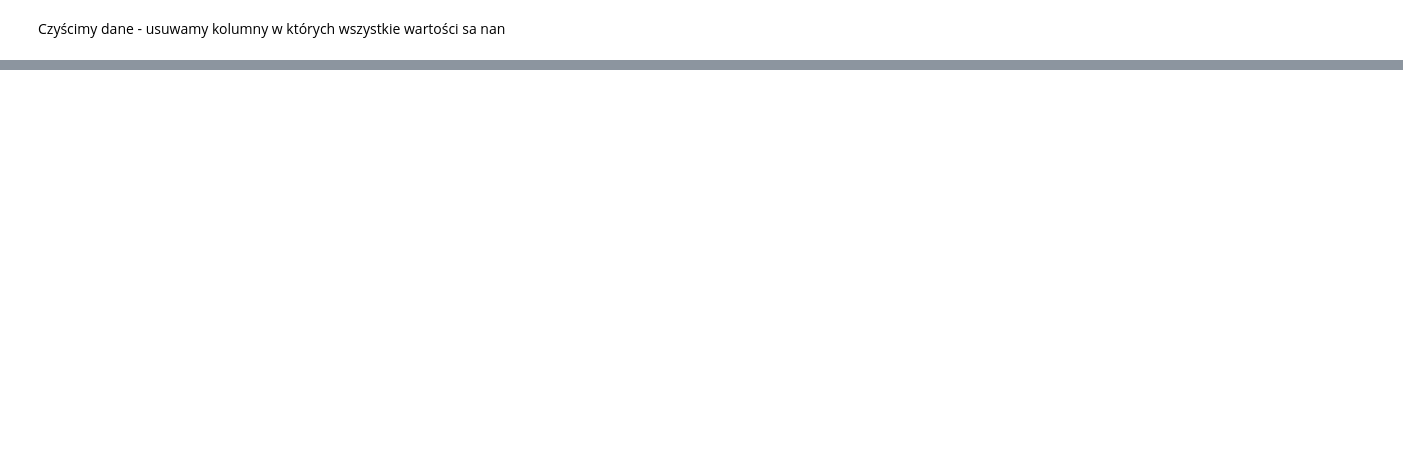
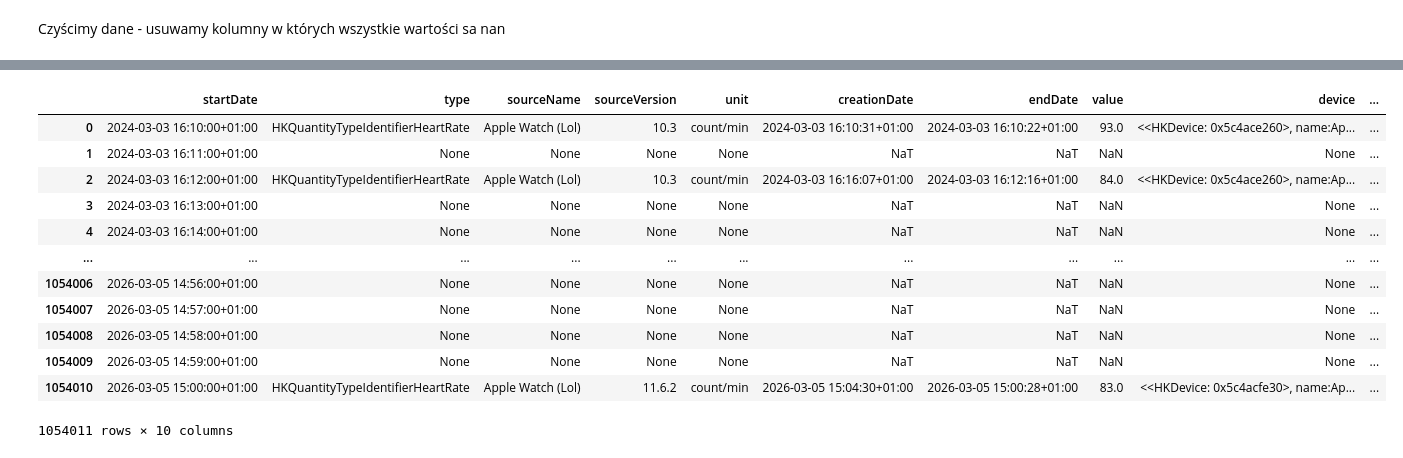
Before and after one commit to mat787/HealthAnalyzer, a Jupyter notebook: research.ipynb, the cells around one changed output, grey strips where cells are left out. Drawn from its saved outputs; the diff is of its cells as text; code cells hidden in the pictures; blank space fills up the shorter version.

```diff
--- a/research.ipynb
+++ b/research.ipynb
@@ -351,6 +269,4 @@ print(df_steps.head())
 # %% [markdown]
 Czyścimy  dane - usuwamy kolumny w których wszystkie wartości sa nan
 # %%
-for name, df in hd.items():
-    # axis=1 oznacza kolumny, how='all' tylko te całkiem puste
-    hd[name] = df.dropna(axis=1, how='all')
+df_hr = df_hr.dropna(axis=1, how='all')
@@ -366,4 +273,4 @@ df = hd['hr']
 # %%
 # Usuwamy konkretne kolumny techniczne, których nie potrzebujemy do analizy tętna
-df = hd['hr'].drop(columns=['HKMetadataKeySyncVersion', 'HKMetadataKeySyncIdentifier'], errors='ignore')
+df_hr = df_hr.drop(columns=['HKMetadataKeySyncVersion', 'HKMetadataKeySyncIdentifier'], errors='ignore')
 # %%
@@ -378,5 +283,5 @@ print(df['is_point'].value_counts())
 # %%
 # Usuwamy rekordy, które mają IDENTYCZNY start, koniec I wartość
-df_clean = df.drop_duplicates(subset=['startDate', 'endDate', 'value'])
+df_hr = df_hr.drop_duplicates(subset=['startDate', 'endDate', 'value'])
 
-print(f"Usunięto {len(df) - len(df_clean)} idealnych duplikatów.")
+print(f"Usunięto {len(df_hr) - len(df_hr)} idealnych duplikatów.")
@@ -385,9 +290,7 @@ print(df.columns)
 # %%
-#usuwamy duplikaty
-df = df.drop_duplicates(subset=['startDate', 'endDate', 'value'])
 
 # bierzemy dane pobierane tylko z zegarka
-df = df[df['sourceName'].str.contains('Apple', na=False)]
+df = df_hr[df_hr['sourceName'].str.contains('Apple', na=False)]
 
 
 # Wywalamy rekordy, gdzie koniec jest przed początkiem i jakieś błędne
@@ -395,11 +298,5 @@ df = df[df['endDate'] >= df['startDate']]
 
 # indeksujemy po dacie poczatkowej
 df = df.set_index('startDate')
-
-df_hr_1min = df['value'].resample('1min').mean()
-
-df_hr_1min = df_hr_1min.dropna()
-
-print(f"Sukces! Twoje dane tętna są teraz jednolite. Zostało {len(df_hr_1min)} czystych minut.")
 # %%
 display(df.tail(100))
@@ -405,0 +318,31 @@ display(df.tail(100))
+# %%
+
+# 2. Definiujemy reguły: dla 'value' średnia, dla reszty 'pierwszy element'
+# Tworzymy słownik, który dla każdej kolumny przypisuje funkcję 'first'
+agg_rules = {col: 'first' for col in df.columns}
+
+# Nadpisujemy regułę dla kolumny 'value' na 'mean'
+if 'value' in agg_rules:
+    agg_rules['value'] = 'mean'
+
+# 3. Magiczne resamplowanie z regułami
+df_minutowe = df.resample('1min').agg(agg_rules)
+
+# 4. Przywracamy indeks do kolumny
+df_minutowe = df_minutowe.reset_index()
+
+display(df_minutowe)
+# %% [output]
+|  | startDate | type | sourceName | sourceVersion | unit | creationDate | endDate | value | device | ... |
+| 0 | 2024-03-03 16:10:00+01:00 | HKQuantityTypeIdentifierHeartRate | Apple Watch (Lol) | 10.3 | count/min | 2024-03-03 16:10:31+01:00 | 2024-03-03 16:10:22+01:00 | 93.0 | <<HKDevice: 0x5c4ace260>, name:Ap... | ... |
+| 1 | 2024-03-03 16:11:00+01:00 | None | None | None | None | NaT | NaT | NaN | None | ... |
+| 2 | 2024-03-03 16:12:00+01:00 | HKQuantityTypeIdentifierHeartRate | Apple Watch (Lol) | 10.3 | count/min | 2024-03-03 16:16:07+01:00 | 2024-03-03 16:12:16+01:00 | 84.0 | <<HKDevice: 0x5c4ace260>, name:Ap... | ... |
+| 3 | 2024-03-03 16:13:00+01:00 | None | None | None | None | NaT | NaT | NaN | None | ... |
+| 4 | 2024-03-03 16:14:00+01:00 | None | None | None | None | NaT | NaT | NaN | None | ... |
+| ... | ... | ... | ... | ... | ... | ... | ... | ... | ... | ... |
+| 1054006 | 2026-03-05 14:56:00+01:00 | None | None | None | None | NaT | NaT | NaN | None | ... |
+| 1054007 | 2026-03-05 14:57:00+01:00 | None | None | None | None | NaT | NaT | NaN | None | ... |
+| 1054008 | 2026-03-05 14:58:00+01:00 | None | None | None | None | NaT | NaT | NaN | None | ... |
+| 1054009 | 2026-03-05 14:59:00+01:00 | None | None | None | None | NaT | NaT | NaN | None | ... |
+| 1054010 | 2026-03-05 15:00:00+01:00 | HKQuantityTypeIdentifierHeartRate | Apple Watch (Lol) | 11.6.2 | count/min | 2026-03-05 15:04:30+01:00 | 2026-03-05 15:00:28+01:00 | 83.0 | <<HKDevice: 0x5c4acfe30>, name:Ap... | ... |
+1054011 rows × 10 columns
```
Also changed, not shown: parts of 27 cells of this notebook, 6 other files.
